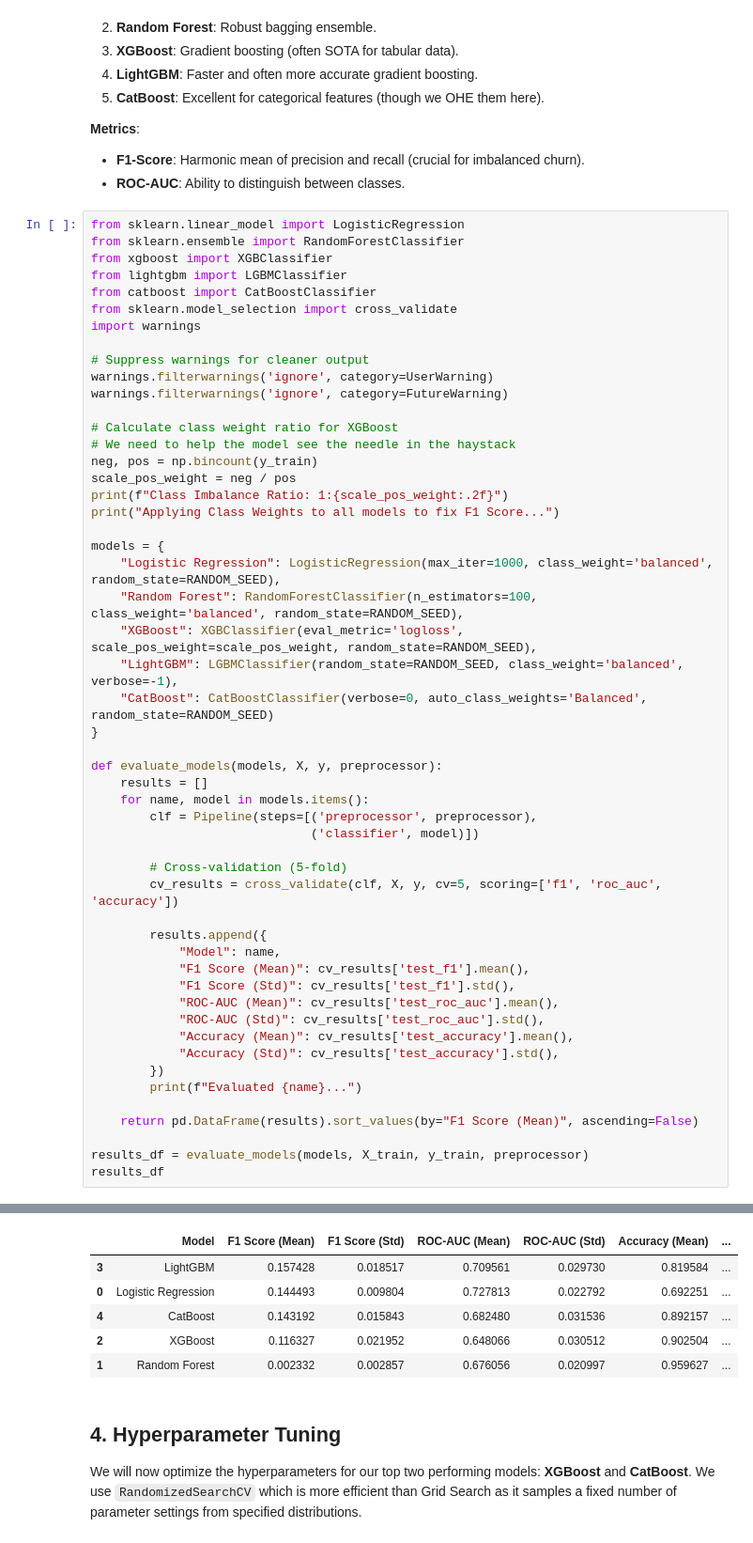
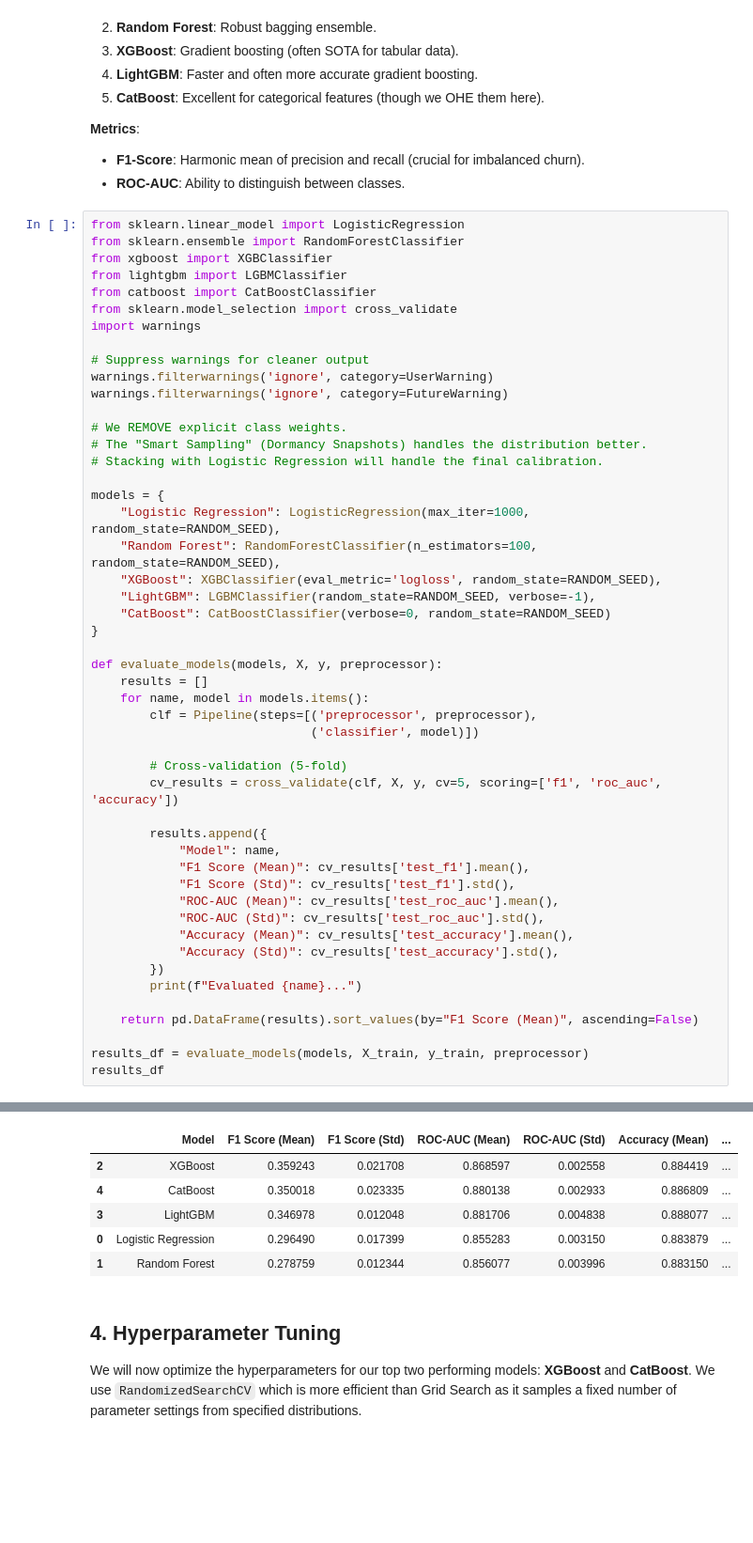
Before and after one commit to RaynorEtienn/Python4DataScience, a Jupyter notebook: Project/notebooks/Modeling.ipynb, the cells around one changed output, grey strips where cells are left out. Shown at 94% size. Saved outputs shown, nothing was run; the diff lists cells and outputs as text; blank space fills up the shorter version.

```diff
--- a/Project/notebooks/Modeling.ipynb
+++ b/Project/notebooks/Modeling.ipynb
@@ -269,19 +178,16 @@ import warnings
 warnings.filterwarnings('ignore', category=UserWarning)
 warnings.filterwarnings('ignore', category=FutureWarning)
 
-# Calculate class weight ratio for XGBoost
-# We need to help the model see the needle in the haystack
-neg, pos = np.bincount(y_train)
-scale_pos_weight = neg / pos
-print(f"Class Imbalance Ratio: 1:{scale_pos_weight:.2f}")
-print("Applying Class Weights to all models to fix F1 Score...")
+# We REMOVE explicit class weights.
+# The "Smart Sampling" (Dormancy Snapshots) handles the distribution better.
+# Stacking with Logistic Regression will handle the final calibration.
 
 models = {
-    "Logistic Regression": LogisticRegression(max_iter=1000, class_weight='balanced', random_state=RANDOM_SEED),
-    "Random Forest": RandomForestClassifier(n_estimators=100, class_weight='balanced', random_state=RANDOM_SEED),
-    "XGBoost": XGBClassifier(eval_metric='logloss', scale_pos_weight=scale_pos_weight, random_state=RANDOM_SEED),
-    "LightGBM": LGBMClassifier(random_state=RANDOM_SEED, class_weight='balanced', verbose=-1),
-    "CatBoost": CatBoostClassifier(verbose=0, auto_class_weights='Balanced', random_state=RANDOM_SEED)
+    "Logistic Regression": LogisticRegression(max_iter=1000, random_state=RANDOM_SEED),
+    "Random Forest": RandomForestClassifier(n_estimators=100, random_state=RANDOM_SEED),
+    "XGBoost": XGBClassifier(eval_metric='logloss', random_state=RANDOM_SEED),
+    "LightGBM": LGBMClassifier(random_state=RANDOM_SEED, verbose=-1),
+    "CatBoost": CatBoostClassifier(verbose=0, random_state=RANDOM_SEED)
 }
 
 def evaluate_models(models, X, y, preprocessor):
@@ -315,18 +218,18 @@ Evaluated Logistic Regression...
 Evaluated Logistic Regression...
 Evaluated Random Forest...
 Evaluated Random Forest...
 Evaluated XGBoost...
 Evaluated XGBoost...
 Evaluated LightGBM...
 Evaluated LightGBM...
 Evaluated CatBoost...
 Evaluated CatBoost...
 |  | Model | F1 Score (Mean) | F1 Score (Std) | ROC-AUC (Mean) | ROC-AUC (Std) | Accuracy (Mean) | ... |
-| 3 | LightGBM | 0.157428 | 0.018517 | 0.709561 | 0.029730 | 0.819584 | ... |
-| 0 | Logistic Regression | 0.144493 | 0.009804 | 0.727813 | 0.022792 | 0.692251 | ... |
-| 4 | CatBoost | 0.143192 | 0.015843 | 0.682480 | 0.031536 | 0.892157 | ... |
-| 2 | XGBoost | 0.116327 | 0.021952 | 0.648066 | 0.030512 | 0.902504 | ... |
-| 1 | Random Forest | 0.002332 | 0.002857 | 0.676056 | 0.020997 | 0.959627 | ... |
+| 2 | XGBoost | 0.359243 | 0.021708 | 0.868597 | 0.002558 | 0.884419 | ... |
+| 4 | CatBoost | 0.350018 | 0.023335 | 0.880138 | 0.002933 | 0.886809 | ... |
+| 3 | LightGBM | 0.346978 | 0.012048 | 0.881706 | 0.004838 | 0.888077 | ... |
+| 0 | Logistic Regression | 0.296490 | 0.017399 | 0.855283 | 0.003150 | 0.883879 | ... |
+| 1 | Random Forest | 0.278759 | 0.012344 | 0.856077 | 0.003996 | 0.883150 | ... |
 # %% [markdown]
 ## 4. Hyperparameter Tuning
 
```
Also changed, not shown: parts of 14 cells of this notebook, 6 other files.
